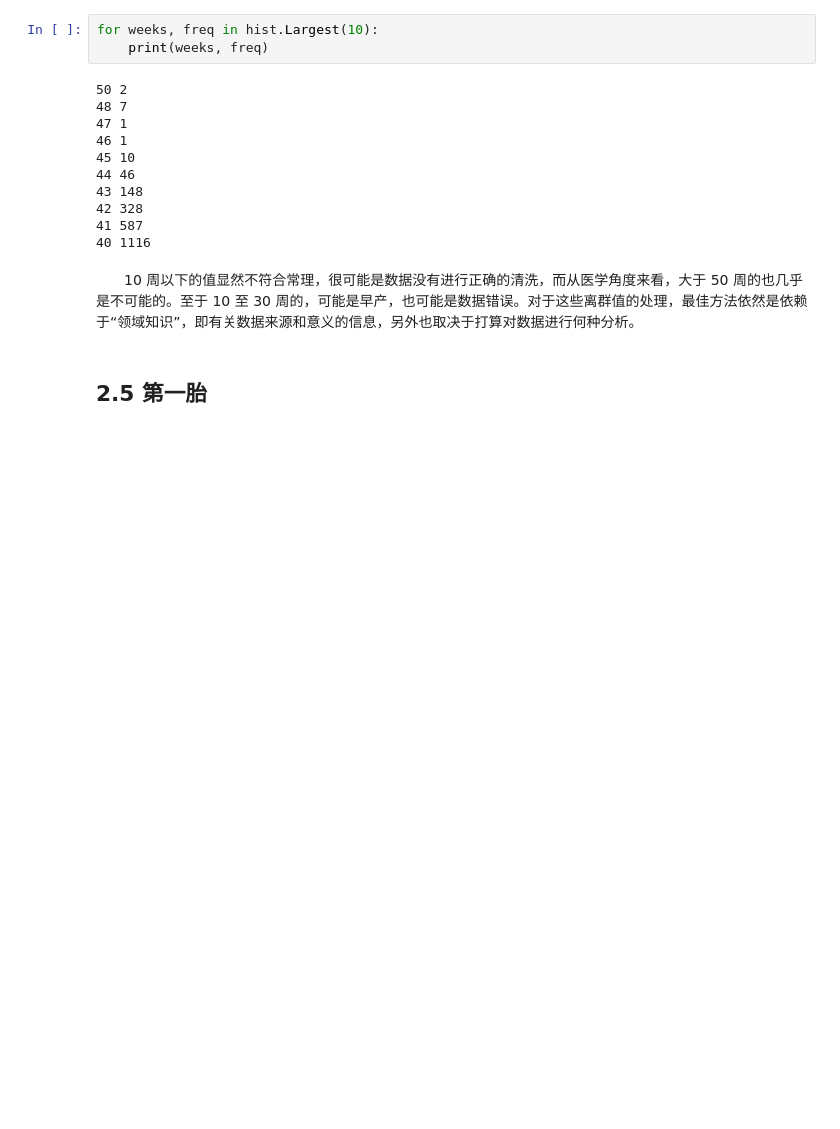
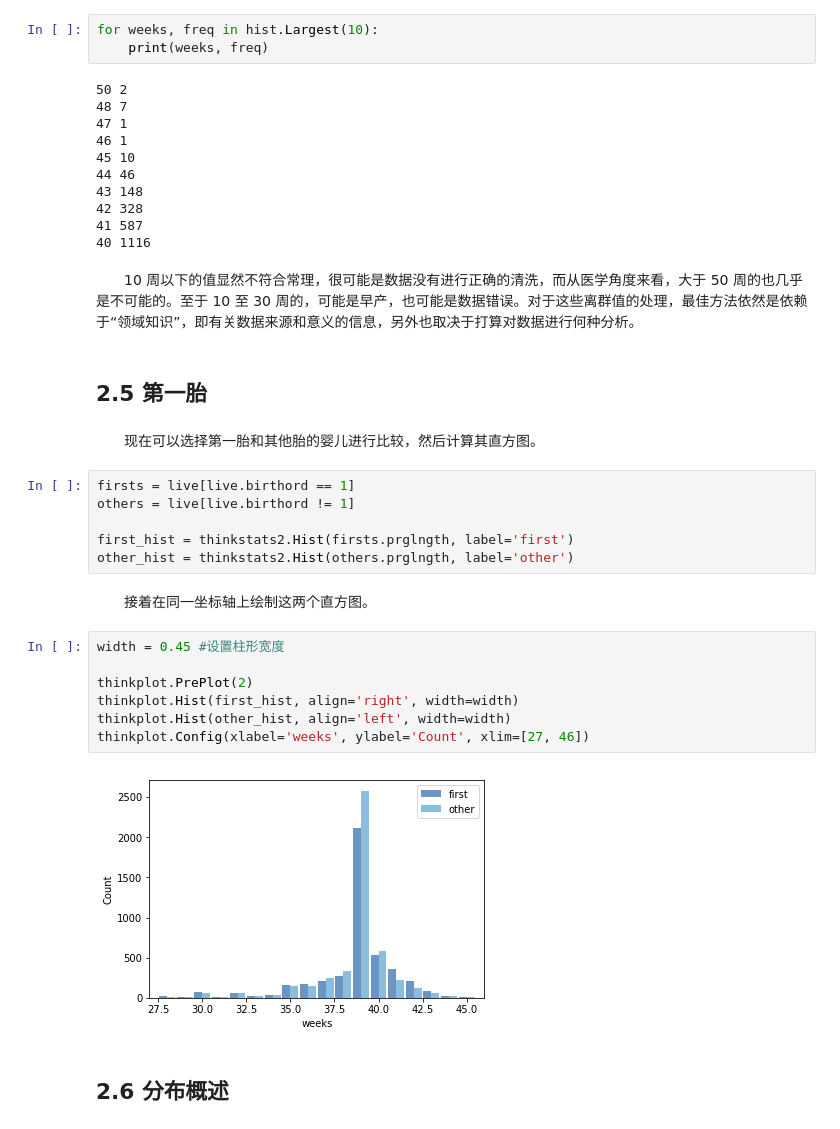
Before and after one commit to gaiusyao/gaius_nb, a Jupyter notebook: reading/Think_Stats/ch02.ipynb, the cells around one changed output. Saved outputs shown, nothing was run; the diff lists cells and outputs as text; blank space fills up the shorter version.

```diff
--- a/reading/Think_Stats/ch02.ipynb
+++ b/reading/Think_Stats/ch02.ipynb
@@ -182,3 +182,24 @@ for weeks, freq in hist.Largest(10):
 &emsp;&emsp;10 周以下的值显然不符合常理，很可能是数据没有进行正确的清洗，而从医学角度来看，大于 50 周的也几乎是不可能的。至于 10 至 30 周的，可能是早产，也可能是数据错误。对于这些离群值的处理，最佳方法依然是依赖于“领域知识”，即有关数据来源和意义的信息，另外也取决于打算对数据进行何种分析。
 # %% [markdown]
 ## 2.5 第一胎
+# %% [markdown]
+&emsp;&emsp;现在可以选择第一胎和其他胎的婴儿进行比较，然后计算其直方图。
+# %%
+firsts = live[live.birthord == 1]
+others = live[live.birthord != 1]
+
+first_hist = thinkstats2.Hist(firsts.prglngth, label='first')
+other_hist = thinkstats2.Hist(others.prglngth, label='other')
+# %% [markdown]
+&emsp;&emsp;接着在同一坐标轴上绘制这两个直方图。
+# %%
+width = 0.45 #设置柱形宽度
+
+thinkplot.PrePlot(2)
+thinkplot.Hist(first_hist, align='right', width=width)
+thinkplot.Hist(other_hist, align='left', width=width)
+thinkplot.Config(xlabel='weeks', ylabel='Count', xlim=[27, 46])
+# %% [output]
+[figure, added]
+# %% [markdown]
+## 2.6 分布概述
```
Also changed, not shown: parts of 15 cells of this notebook.
